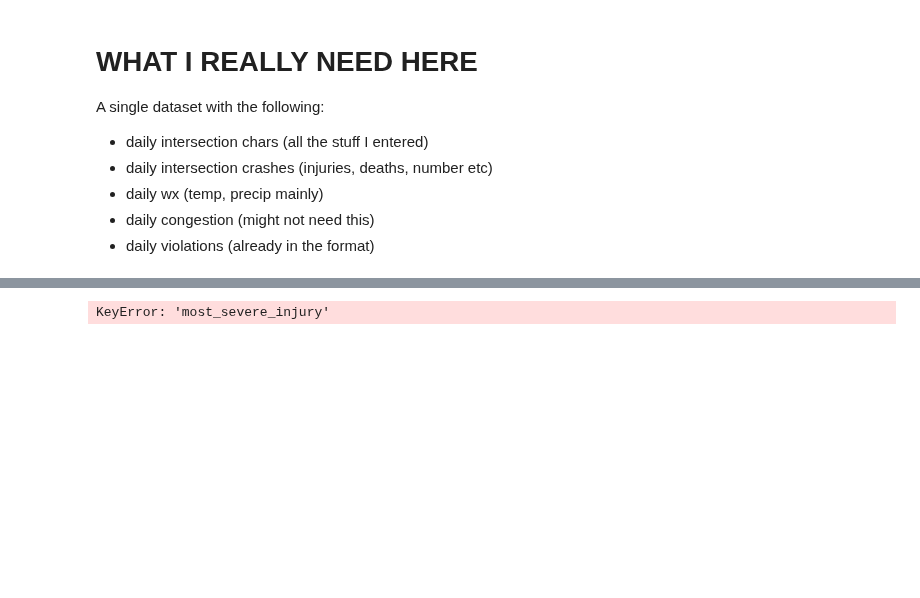
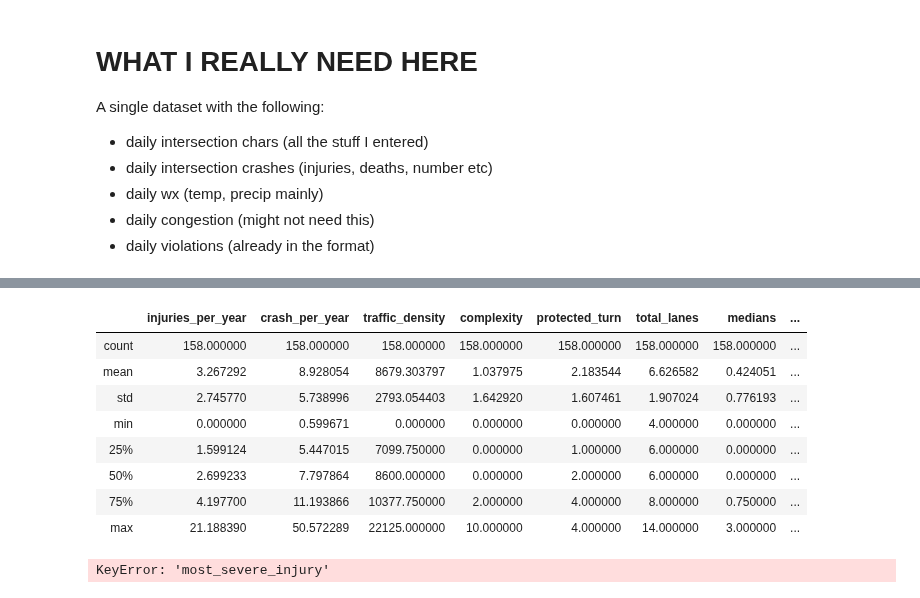
Before and after one commit to sciencelee/chicago-red-light-cameras, a Jupyter notebook: 04-crash-model.ipynb, the cells around one changed output, grey strips where cells are left out. Saved outputs shown, nothing was run; the diff lists cells and outputs as text; code cells hidden in the pictures; blank space fills up the shorter version.

```diff
--- a/04-crash-model.ipynb
+++ b/04-crash-model.ipynb
@@ -668,0 +1008,6 @@ crash_df[(crash_df['year']==2016) &
+# %%
+# need to drop all of the rows I don't have data for
+try:
+    crash_df.dropna(subset=['crash_record_id'], inplace=True)
+except Exception as e:
+    print(e)
@@ -695,3 +1135,15 @@ AttributeError: 'DataFrame' object has no attribute 'workers_present_i'
+# %%
+crash_df.describe()
+# %% [output]
+|  | injuries_per_year | crash_per_year | traffic_density | complexity | protected_turn | total_lanes | medians | ... |
+| count | 158.000000 | 158.000000 | 158.000000 | 158.000000 | 158.000000 | 158.000000 | 158.000000 | ... |
+| mean | 3.267292 | 8.928054 | 8679.303797 | 1.037975 | 2.183544 | 6.626582 | 0.424051 | ... |
+| std | 2.745770 | 5.738996 | 2793.054403 | 1.642920 | 1.607461 | 1.907024 | 0.776193 | ... |
+| min | 0.000000 | 0.599671 | 0.000000 | 0.000000 | 0.000000 | 4.000000 | 0.000000 | ... |
+| 25% | 1.599124 | 5.447015 | 7099.750000 | 0.000000 | 1.000000 | 6.000000 | 0.000000 | ... |
+| 50% | 2.699233 | 7.797864 | 8600.000000 | 0.000000 | 2.000000 | 6.000000 | 0.000000 | ... |
+| 75% | 4.197700 | 11.193866 | 10377.750000 | 2.000000 | 4.000000 | 8.000000 | 0.750000 | ... |
+| max | 21.188390 | 50.572289 | 22125.000000 | 10.000000 | 4.000000 | 14.000000 | 3.000000 | ... |
 # %%
 # Clean up my data
 crash_df['most_severe_injury'] = crash_df['most_severe_injury'].fillna('NO INDICATION OF INJURY')
```
Also changed, not shown: parts of 65 cells of this notebook, 1 other file.
